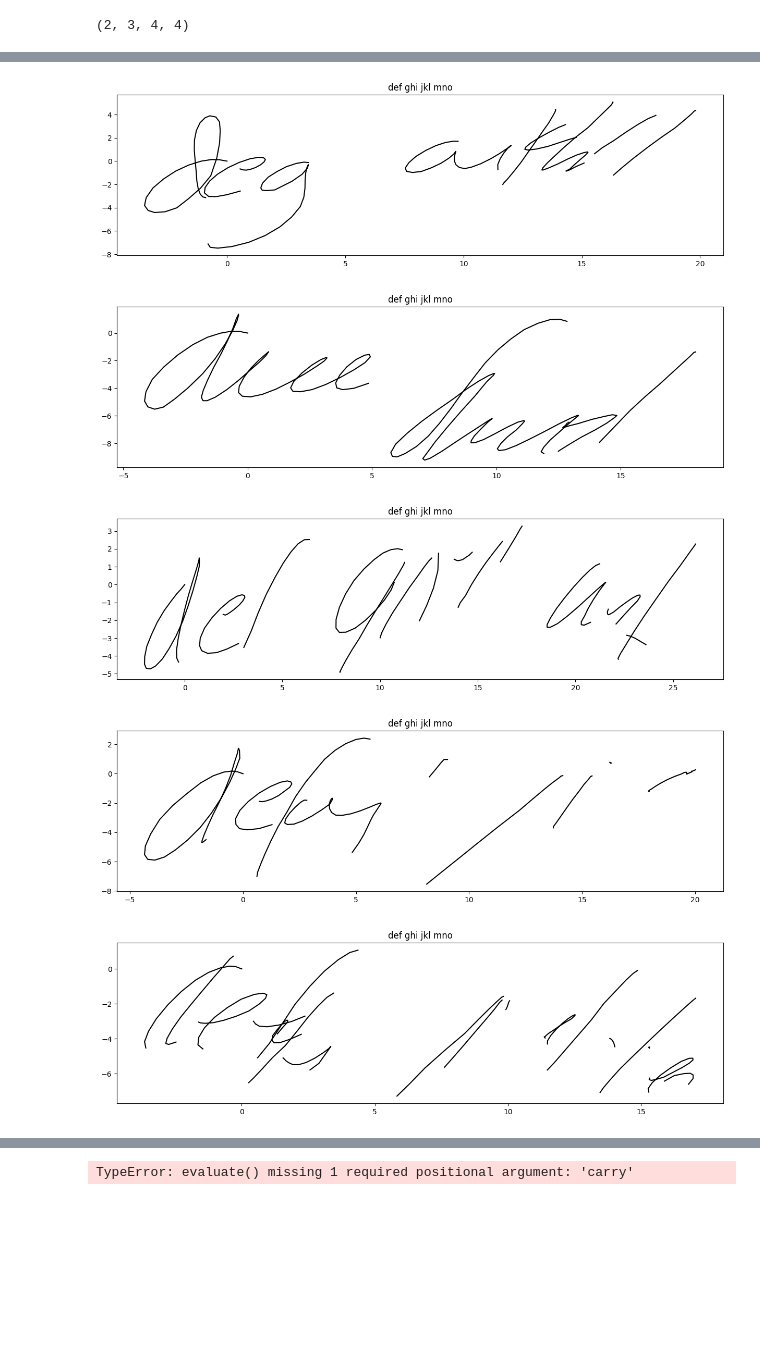
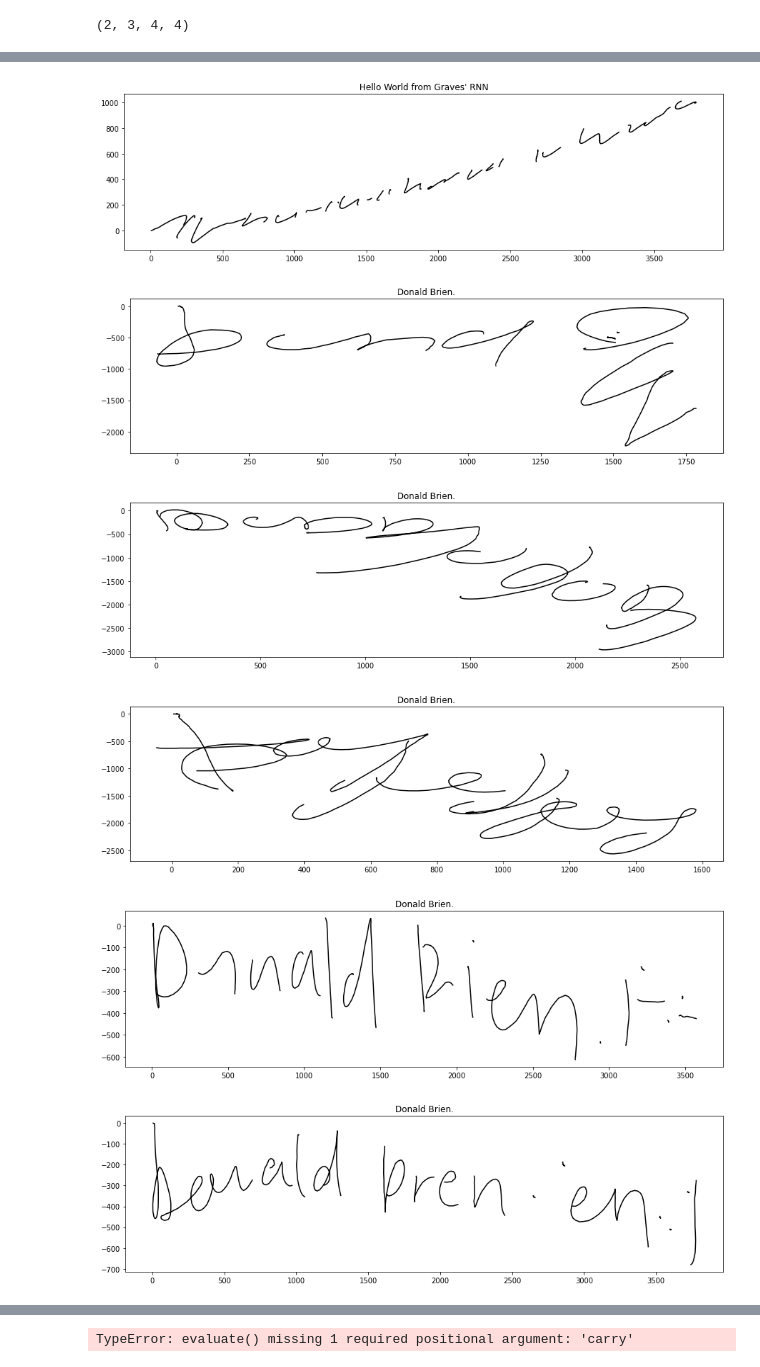
Before and after one commit to dcbrien/More-than-meets-the-eye---Transformers-that-write, a Jupyter notebook: Writing-Transformer.ipynb, the cells around one changed output, grey strips where cells are left out. Saved outputs shown, nothing was run; the diff lists cells and outputs as text; code cells hidden in the pictures; blank space fills up the shorter version.

Commit message:
Playing with different transformer models

```diff
--- a/Writing-Transformer.ipynb
+++ b/Writing-Transformer.ipynb
@@ -886,6 +1072,7 @@ def fill_diagonal(a, val):
 # input: res (mixture_components)
 #        b (temperature)
 # output: sample, pis, mean, variance
+@jax.jit
 def sample_mix_model(res, rng, b):
       #print(res.shape)
 
@@ -895,15 +1082,19 @@ def sample_mix_model(res, rng, b):
       pis = jax.nn.softmax(pis * (1.+b))
 
       # What if we smooth the labels so that the model doesn't become overconfident in one distribution?
-      pis = optax.smooth_labels(pis, 0.25)
+      #pis = optax.smooth_labels(pis, 0.25)
 
       # means - no transformation needed
       mu_x1, mu_x2 = jnp.array_split(mu, 2, axis=-1)
 
       # standard deviations - must be strictly positive so exponent
-      #sig = jnp.exp(sig - b)
+      sig = jnp.exp(sig - b)
 
-      sig = jax.nn.elu(sig - b) + 1 + EPS
+      # I find that the elu function is more difficult to use with a temperature modulation,
+      # probably because the elu is linearly positive, so subtracting b doesn't necessarily reduce the
+      # standard deviation significantly in a lot of cases. It leads to some strange writing for large
+      # values.
+      #sig = jax.nn.elu(sig - b) + 1 + EPS
 
       sig_x1, sig_x2 = jnp.array_split(sig, 2, axis=-1)
 
@@ -1134,11 +1325,11 @@ def evaluate(U_conv):
 
 #dec_input = jnp.zeros((1, 1, 3))
 
-MAX_LEN = 200
+MAX_LEN = 500
 
 b = 1
 
-encoding_sent = 'abc def ghi jkl mno'
+encoding_sent = 'Donald Brien.'
 
 one_hot_sentence = convert_sentence(encoding_sent)
 
@@ -1152,9 +1343,11 @@ def evaluate(n, carry):
 
   rng, new_rng = jax.random.split(rng)
 
+
+
   predictions_all = writing_transformer.apply(params, new_rng, one_hot_sentence, dec_input, False)
 
-  predictions, rng = sample_mix_model(predictions_all[0, n, :], rng, 10)
+  predictions, rng = sample_mix_model(predictions_all[0, n, :], rng, 0.5)
 
   pred_strokes = predictions[:3]
   #pred_strokes = pred_strokes[jnp.newaxis, jnp.newaxis, :]
@@ -1166,0 +1417,11 @@ def evaluate(n, carry):
+# %%
+encoding_sent = 'abc def ghi jkl mno'
+
+one_hot_sentence = convert_sentence(encoding_sent)
+
+fast_stroke_predict = hk.transform(fast_autoregressive_forward_net)
+#fast_stroke_predict = jax.jit(fast_stroke_predict.apply, static_argnums=5)
+
+rng = jax.random.PRNGKey(5)
+
+predicted, attn_w = fast_stroke_predict.apply(params, rng, one_hot_sentence, 400, 0.5, 7)
@@ -1166,0 +1450,6 @@ def evaluate(n, carry):
+# %%
+encoding_sent = 'Hello World from Graves\' RNN'
+
+one_hot_sentence = convert_sentence(encoding_sent)
+
+predicted, attn_w = fast_stroke_predict.apply(params, rng, one_hot_sentence, 500, 1.5, 2)
@@ -1167,3 +1458,7 @@ def evaluate(n, carry):
+# %%
+plot_stroke(predicted[0, :, :], one_hot_sentence[0, :])
+# %% [output]
+[figure, added]
 # %%
 def plot_sample(rng):
     #rng = jax.random.PRNGKey(54)
@@ -1176,13 +1471,13 @@ def plot_sample(rng):
 
     plot_stroke(result[0, :, :], one_hot_sentence[0, :])
 # %%
-seq = hk.PRNGSequence(45)
+seq = hk.PRNGSequence(12)
 
 for i in range(10):
     plot_sample(next(seq))
 # %% [output]
-[figure, old version]
+[figure, new version]
-[figure, old version]
+[figure, new version]
-[figure, old version]
+[figure, new version]
-[figure, old version]
+[figure, new version]
-[figure, old version]
+[figure, new version]
```
Also changed, not shown: parts of 28 cells of this notebook.
